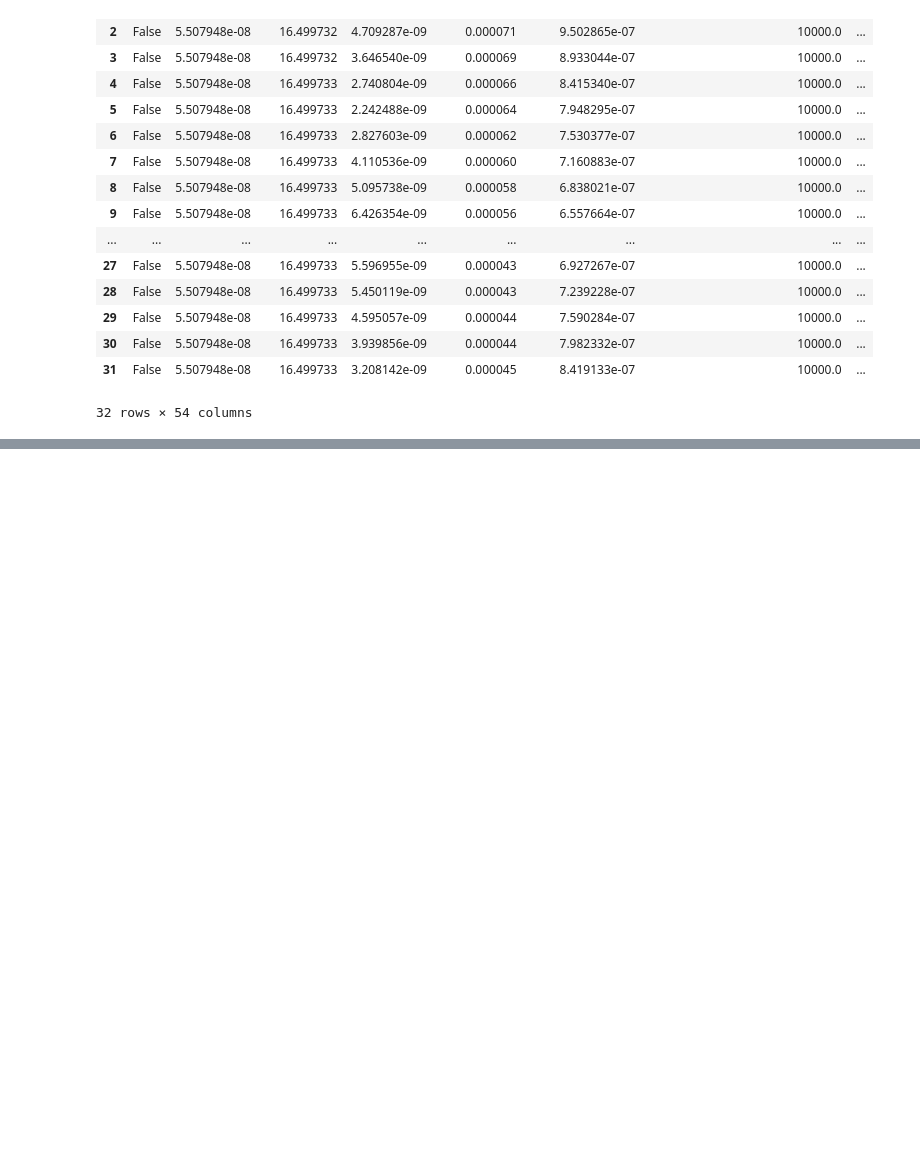
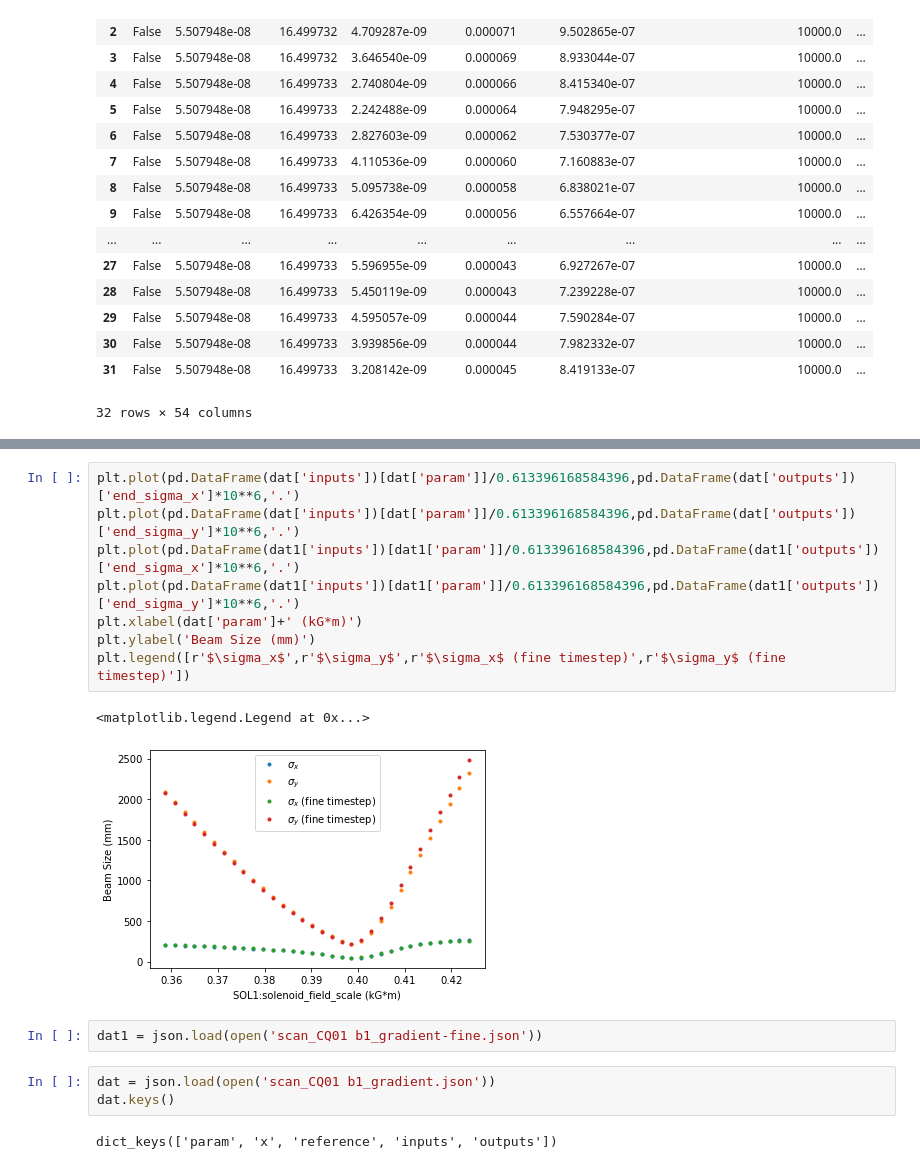
Before and after one commit to slaclab/lcls-cu-inj-surrogate, a Jupyter notebook: full/scans1d_with_load_example.ipynb, the cells around one changed output, grey strips where cells are left out. Drawn from its saved outputs; the diff is of its cells as text; blank space fills up the shorter version.

```diff
--- a/full/scans1d_with_load_example.ipynb
+++ b/full/scans1d_with_load_example.ipynb
@@ -365,0 +400,18 @@ pd.DataFrame(dat['outputs']) #all inputs
+# %%
+plt.plot(pd.DataFrame(dat['inputs'])[dat['param']]/0.613396168584396,pd.DataFrame(dat['outputs'])['end_sigma_x']*10**6,'.')
+plt.plot(pd.DataFrame(dat['inputs'])[dat['param']]/0.613396168584396,pd.DataFrame(dat['outputs'])['end_sigma_y']*10**6,'.')
+plt.plot(pd.DataFrame(dat1['inputs'])[dat1['param']]/0.613396168584396,pd.DataFrame(dat1['outputs'])['end_sigma_x']*10**6,'.')
+plt.plot(pd.DataFrame(dat1['inputs'])[dat1['param']]/0.613396168584396,pd.DataFrame(dat1['outputs'])['end_sigma_y']*10**6,'.')
+plt.xlabel(dat['param']+' (kG*m)')
+plt.ylabel('Beam Size (mm)')
+plt.legend([r'$\sigma_x$',r'$\sigma_y$',r'$\sigma_x$ (fine timestep)',r'$\sigma_y$ (fine timestep)'])
+# %% [output]
+<matplotlib.legend.Legend at 0x...>
+[figure, added]
+# %%
+dat1 = json.load(open('scan_CQ01 b1_gradient-fine.json'))
+# %%
+dat = json.load(open('scan_CQ01 b1_gradient.json'))
+dat.keys()
+# %% [output]
+dict_keys(['param', 'x', 'reference', 'inputs', 'outputs'])
```
Also changed, not shown: parts of 8 cells of this notebook.
